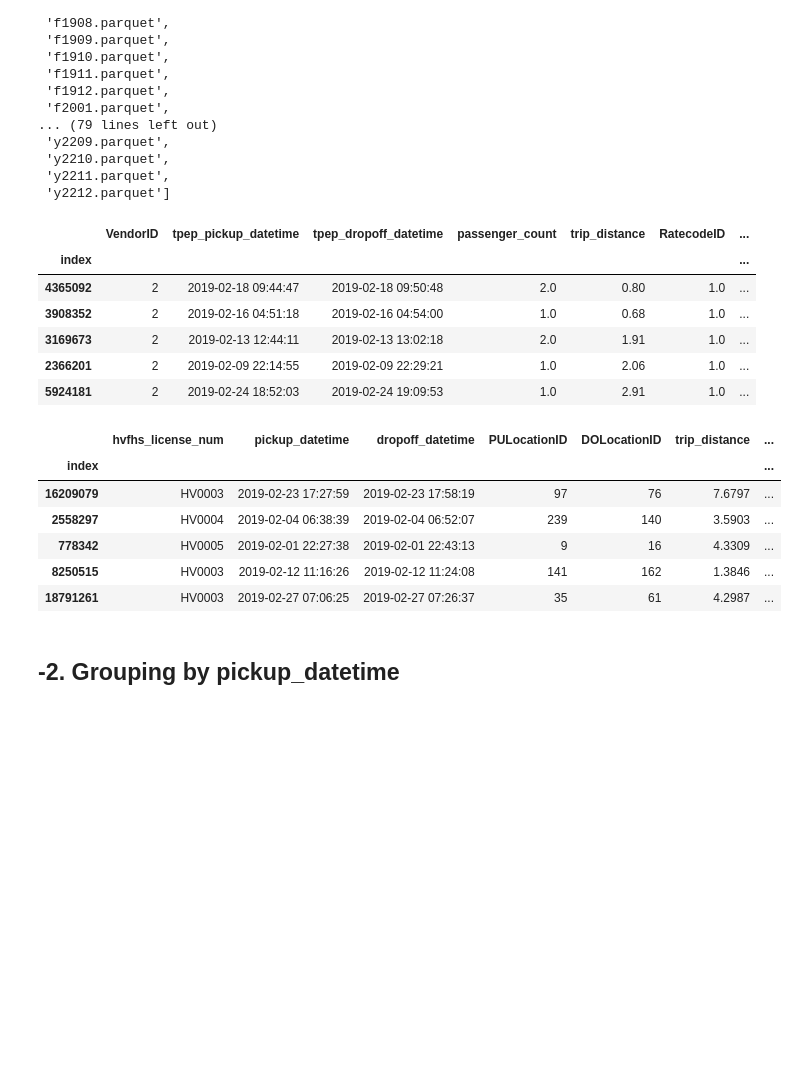
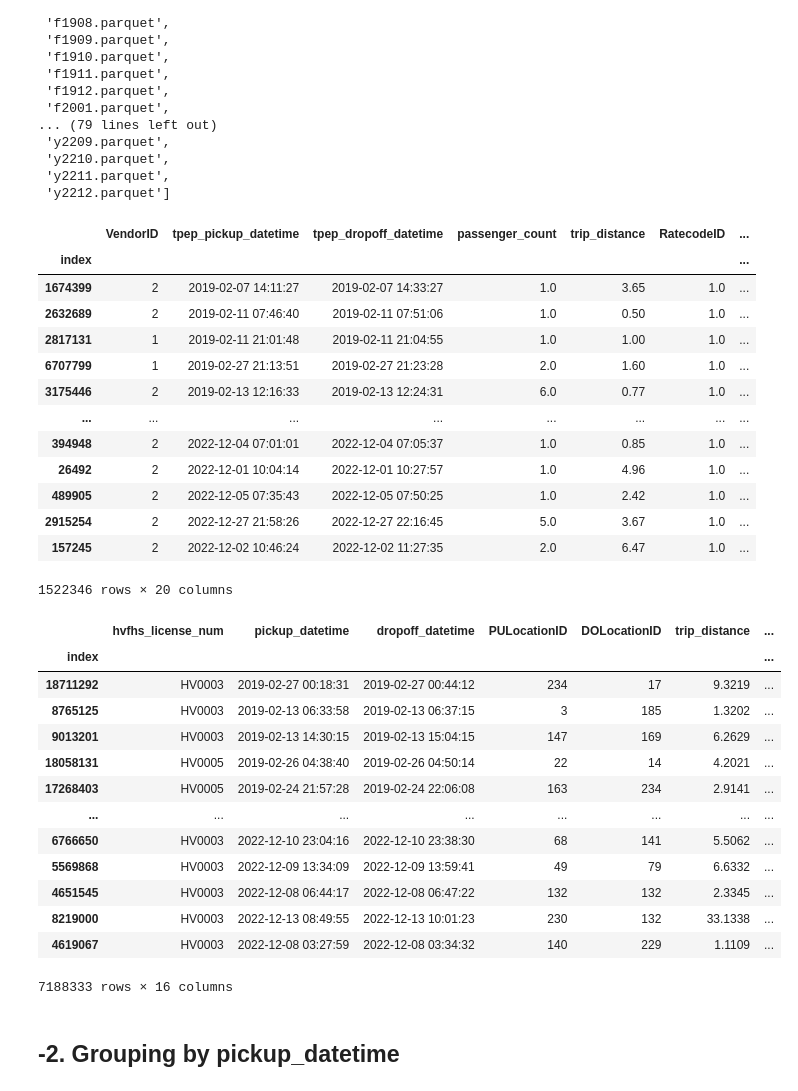
Before and after one commit to MixGolem0430/uber_research, a Jupyter notebook: descriptive_statistics_of_yellow_vs_uber.ipynb, the cells around one changed output. Drawn from its saved outputs; the diff is of its cells as text; code cells hidden in the pictures; blank space fills up the shorter version.

```diff
--- a/descriptive_statistics_of_yellow_vs_uber.ipynb
+++ b/descriptive_statistics_of_yellow_vs_uber.ipynb
@@ -62,23 +65,37 @@ for file in tqdm(file_list):
 # %%
 yellow_data_sample = pd.concat(yellow_data_samples)
 fhvhv_data_sample = pd.concat(fhvhv_data_samples)
-display(yellow_data_sample.head())
-display(fhvhv_data_sample.head())
+display(yellow_data_sample)
+display(fhvhv_data_sample)
 # %% [output]
 |  | VendorID | tpep_pickup_datetime | tpep_dropoff_datetime | passenger_count | trip_distance | RatecodeID | ... |
 | index |  |  |  |  |  |  | ... |
-| 4365092 | 2 | 2019-02-18 09:44:47 | 2019-02-18 09:50:48 | 2.0 | 0.80 | 1.0 | ... |
-| 3908352 | 2 | 2019-02-16 04:51:18 | 2019-02-16 04:54:00 | 1.0 | 0.68 | 1.0 | ... |
-| 3169673 | 2 | 2019-02-13 12:44:11 | 2019-02-13 13:02:18 | 2.0 | 1.91 | 1.0 | ... |
-| 2366201 | 2 | 2019-02-09 22:14:55 | 2019-02-09 22:29:21 | 1.0 | 2.06 | 1.0 | ... |
-| 5924181 | 2 | 2019-02-24 18:52:03 | 2019-02-24 19:09:53 | 1.0 | 2.91 | 1.0 | ... |
+| 1674399 | 2 | 2019-02-07 14:11:27 | 2019-02-07 14:33:27 | 1.0 | 3.65 | 1.0 | ... |
+| 2632689 | 2 | 2019-02-11 07:46:40 | 2019-02-11 07:51:06 | 1.0 | 0.50 | 1.0 | ... |
+| 2817131 | 1 | 2019-02-11 21:01:48 | 2019-02-11 21:04:55 | 1.0 | 1.00 | 1.0 | ... |
+| 6707799 | 1 | 2019-02-27 21:13:51 | 2019-02-27 21:23:28 | 2.0 | 1.60 | 1.0 | ... |
+| 3175446 | 2 | 2019-02-13 12:16:33 | 2019-02-13 12:24:31 | 6.0 | 0.77 | 1.0 | ... |
+| ... | ... | ... | ... | ... | ... | ... | ... |
+| 394948 | 2 | 2022-12-04 07:01:01 | 2022-12-04 07:05:37 | 1.0 | 0.85 | 1.0 | ... |
+| 26492 | 2 | 2022-12-01 10:04:14 | 2022-12-01 10:27:57 | 1.0 | 4.96 | 1.0 | ... |
+| 489905 | 2 | 2022-12-05 07:35:43 | 2022-12-05 07:50:25 | 1.0 | 2.42 | 1.0 | ... |
+| 2915254 | 2 | 2022-12-27 21:58:26 | 2022-12-27 22:16:45 | 5.0 | 3.67 | 1.0 | ... |
+| 157245 | 2 | 2022-12-02 10:46:24 | 2022-12-02 11:27:35 | 2.0 | 6.47 | 1.0 | ... |
+1522346 rows × 20 columns
 |  | hvfhs_license_num | pickup_datetime | dropoff_datetime | PULocationID | DOLocationID | trip_distance | ... |
 | index |  |  |  |  |  |  | ... |
-| 16209079 | HV0003 | 2019-02-23 17:27:59 | 2019-02-23 17:58:19 | 97 | 76 | 7.6797 | ... |
-| 2558297 | HV0004 | 2019-02-04 06:38:39 | 2019-02-04 06:52:07 | 239 | 140 | 3.5903 | ... |
-| 778342 | HV0005 | 2019-02-01 22:27:38 | 2019-02-01 22:43:13 | 9 | 16 | 4.3309 | ... |
-| 8250515 | HV0003 | 2019-02-12 11:16:26 | 2019-02-12 11:24:08 | 141 | 162 | 1.3846 | ... |
-| 18791261 | HV0003 | 2019-02-27 07:06:25 | 2019-02-27 07:26:37 | 35 | 61 | 4.2987 | ... |
+| 18711292 | HV0003 | 2019-02-27 00:18:31 | 2019-02-27 00:44:12 | 234 | 17 | 9.3219 | ... |
+| 8765125 | HV0003 | 2019-02-13 06:33:58 | 2019-02-13 06:37:15 | 3 | 185 | 1.3202 | ... |
+| 9013201 | HV0003 | 2019-02-13 14:30:15 | 2019-02-13 15:04:15 | 147 | 169 | 6.2629 | ... |
+| 18058131 | HV0005 | 2019-02-26 04:38:40 | 2019-02-26 04:50:14 | 22 | 14 | 4.2021 | ... |
+| 17268403 | HV0005 | 2019-02-24 21:57:28 | 2019-02-24 22:06:08 | 163 | 234 | 2.9141 | ... |
+| ... | ... | ... | ... | ... | ... | ... | ... |
+| 6766650 | HV0003 | 2022-12-10 23:04:16 | 2022-12-10 23:38:30 | 68 | 141 | 5.5062 | ... |
+| 5569868 | HV0003 | 2022-12-09 13:34:09 | 2022-12-09 13:59:41 | 49 | 79 | 6.6332 | ... |
+| 4651545 | HV0003 | 2022-12-08 06:44:17 | 2022-12-08 06:47:22 | 132 | 132 | 2.3345 | ... |
+| 8219000 | HV0003 | 2022-12-13 08:49:55 | 2022-12-13 10:01:23 | 230 | 132 | 33.1338 | ... |
+| 4619067 | HV0003 | 2022-12-08 03:27:59 | 2022-12-08 03:34:32 | 140 | 229 | 1.1109 | ... |
+7188333 rows × 16 columns
 # %%
 yellow_data_sample['tip_rate']=yellow_data_sample.apply(lambda x: x.tip_amount/x.fare_amount,axis=1)
 fhvhv_data_sample['tip_rate']=fhvhv_data_sample.apply(lambda x: x.tips/x.base_passenger_fare,axis=1)
```
Also changed, not shown: parts of 71 cells of this notebook.
